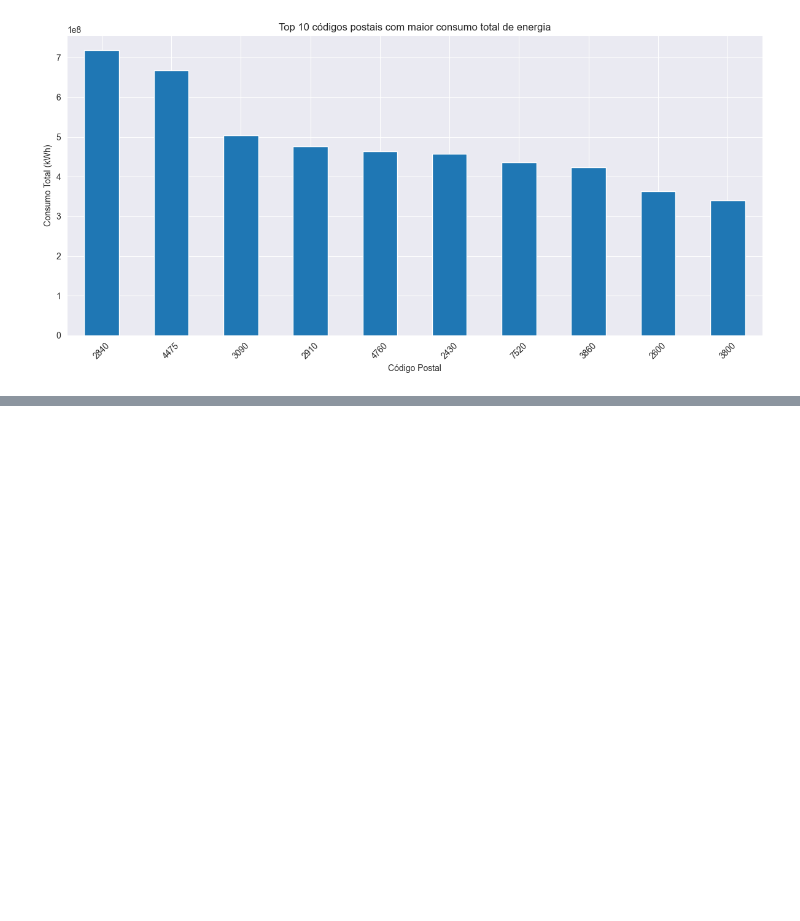
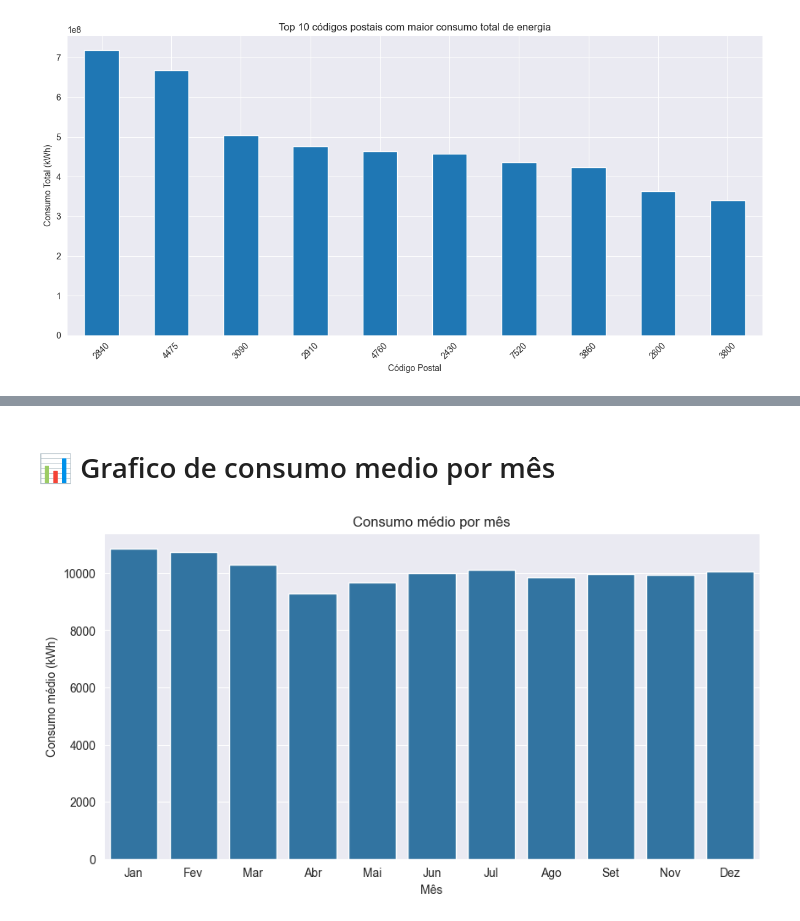
Before and after one commit to heyliceeee/previsao-do-consumo-energetico-com-ml, a Jupyter notebook: statsDataset.ipynb, the cells around one changed output, grey strips where cells are left out. Cells and saved outputs as stored; diff of their text form; code cells hidden in the pictures; blank space fills up the shorter version.

```diff
--- a/statsDataset.ipynb
+++ b/statsDataset.ipynb
@@ -121,0 +183,19 @@ plt.show()
+# %% [markdown]
+# 📊 Grafico de consumo medio por mês
+# %%
+df['Month'] = df.index.month
+
+media_por_mes = df.groupby('Month')['Active Energy (kWh)'].mean()
+
+# Opcional: nomes dos meses
+meses = ['Jan', 'Fev', 'Mar', 'Abr', 'Mai', 'Jun', 'Jul', 'Ago', 'Set', 'Out', 'Nov', 'Dez']
+
+plt.figure(figsize=(10,5))
+sns.barplot(x=[meses[i-1] for i in media_por_mes.index], y=media_por_mes.values)
+plt.title('Consumo médio por mês')
+plt.xlabel('Mês')
+plt.ylabel('Consumo médio (kWh)')
+plt.grid(True, axis='y')
+plt.show()
+# %% [output]
+[figure, added]
```
Also changed, not shown: parts of 10 cells of this notebook.
